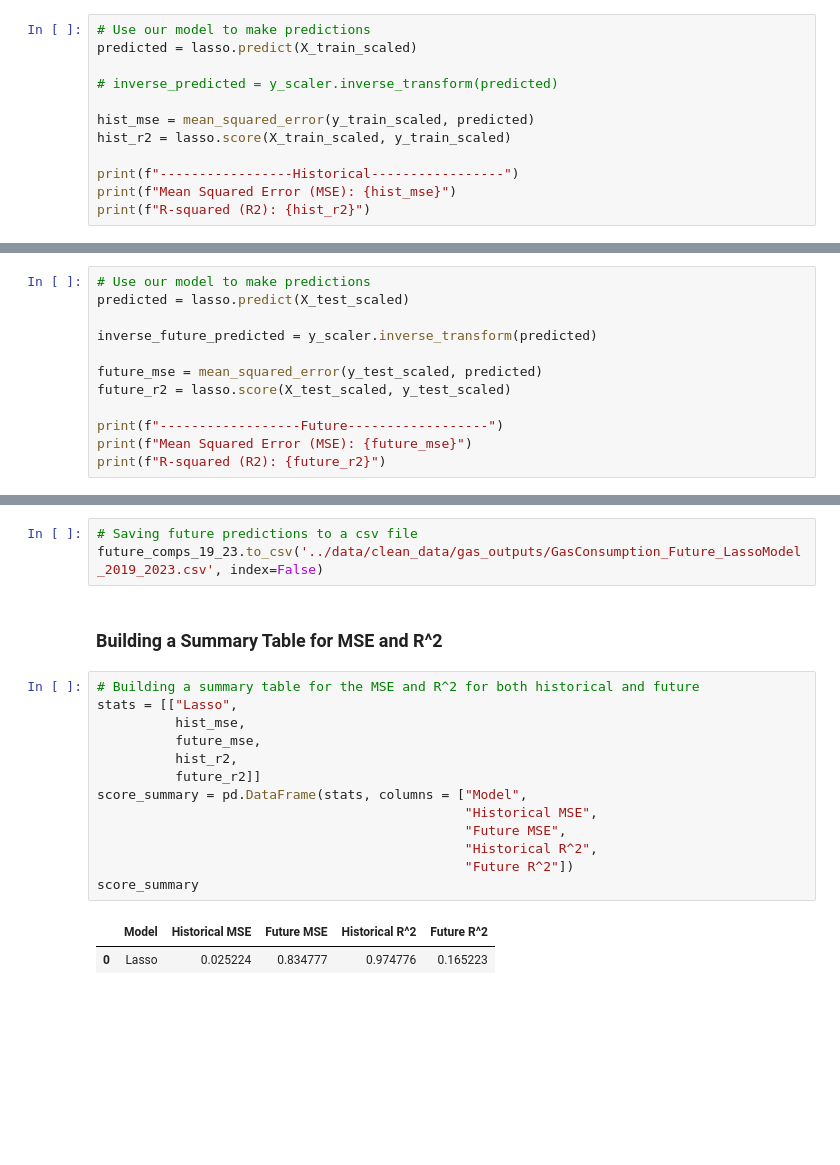
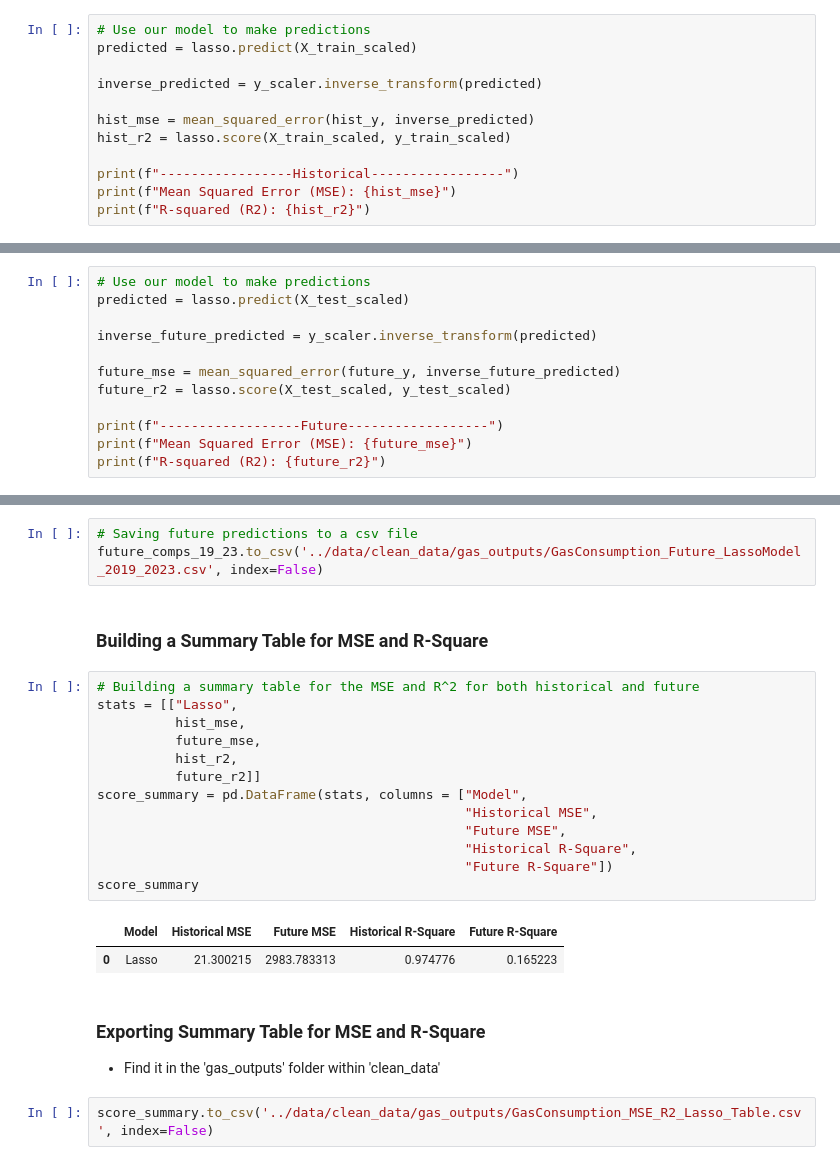
Before and after one commit to minerva-b/Final_Team_Project, a Jupyter notebook: minerva/ML_GC_LassoModel.ipynb, the cells around one changed output, grey strips where cells are left out. Cells and saved outputs as stored; diff of their text form; blank space fills up the shorter version.

Commit message:
Changed MSE calculations based on inverse not scaled; MultiRegress and Lasso complete

```diff
--- a/minerva/ML_GC_LassoModel.ipynb
+++ b/minerva/ML_GC_LassoModel.ipynb
@@ -144,9 +144,9 @@ print(inverse_predict_0110)
 # Use our model to make predictions
 predicted = lasso.predict(X_train_scaled)
 
-# inverse_predicted = y_scaler.inverse_transform(predicted)
+inverse_predicted = y_scaler.inverse_transform(predicted)
 
-hist_mse = mean_squared_error(y_train_scaled, predicted)
+hist_mse = mean_squared_error(hist_y, inverse_predicted)
 hist_r2 = lasso.score(X_train_scaled, y_train_scaled)
 
 print(f"-----------------Historical-----------------")
@@ -280,7 +280,7 @@ predicted = lasso.predict(X_test_scaled)
 
 inverse_future_predicted = y_scaler.inverse_transform(predicted)
 
-future_mse = mean_squared_error(y_test_scaled, predicted)
+future_mse = mean_squared_error(future_y, inverse_future_predicted)
 future_r2 = lasso.score(X_test_scaled, y_test_scaled)
 
 print(f"------------------Future------------------")
@@ -310,20 +310,25 @@ future_comps_19_23
 # Saving future predictions to a csv file
 future_comps_19_23.to_csv('../data/clean_data/gas_outputs/GasConsumption_Future_LassoModel_2019_2023.csv', index=False)
 # %% [markdown]
-### Building a Summary Table for MSE and R^2
+### Building a Summary Table for MSE and R-Square
 # %%
 # Building a summary table for the MSE and R^2 for both historical and future
 stats = [["Lasso",
           hist_mse,
           future_mse,
           hist_r2,
           future_r2]]
 score_summary = pd.DataFrame(stats, columns = ["Model",
                                                "Historical MSE",
                                                "Future MSE",
-                                               "Historical R^2",
-                                               "Future R^2"])
+                                               "Historical R-Square",
+                                               "Future R-Square"])
 score_summary
 # %% [output]
-|  | Model | Historical MSE | Future MSE | Historical R^2 | Future R^2 |
-| 0 | Lasso | 0.025224 | 0.834777 | 0.974776 | 0.165223 |
+|  | Model | Historical MSE | Future MSE | Historical R-Square | Future R-Square |
+| 0 | Lasso | 21.300215 | 2983.783313 | 0.974776 | 0.165223 |
+# %% [markdown]
+### Exporting Summary Table for MSE and R-Square
+* Find it in the 'gas_outputs' folder within 'clean_data'
+# %%
+score_summary.to_csv('../data/clean_data/gas_outputs/GasConsumption_MSE_R2_Lasso_Table.csv', index=False)
```
Also changed, not shown: parts of 5 cells of this notebook, 1 other file.
